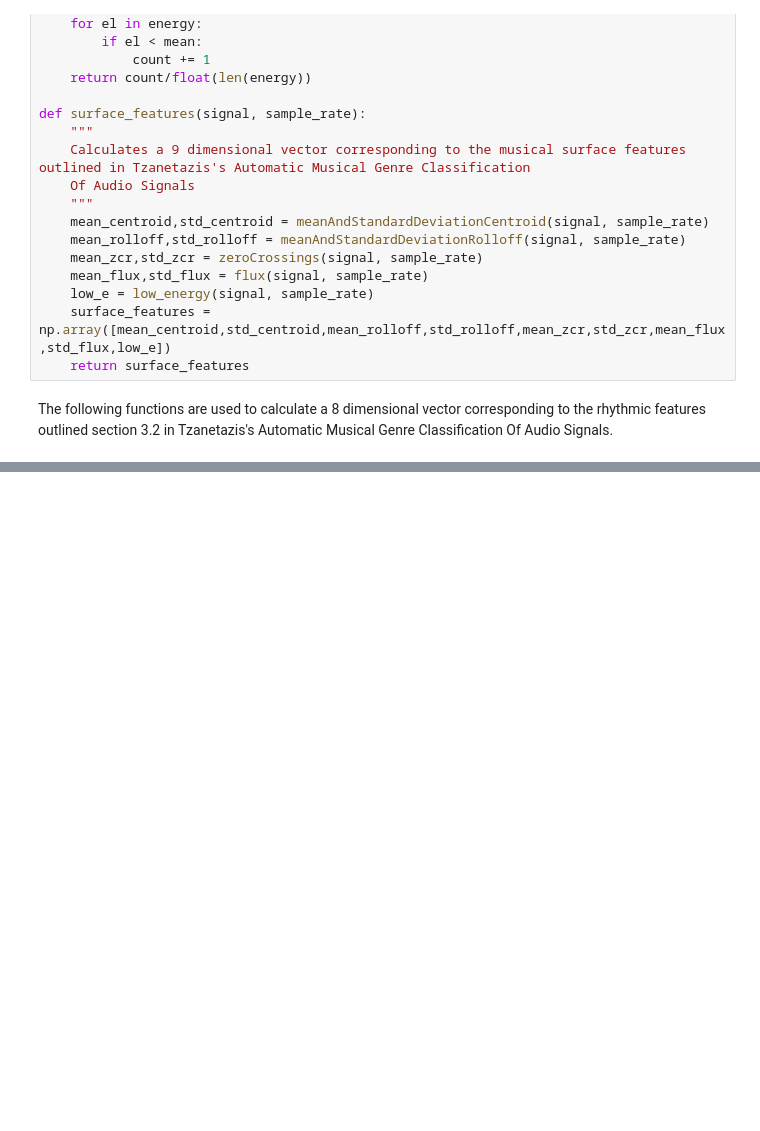
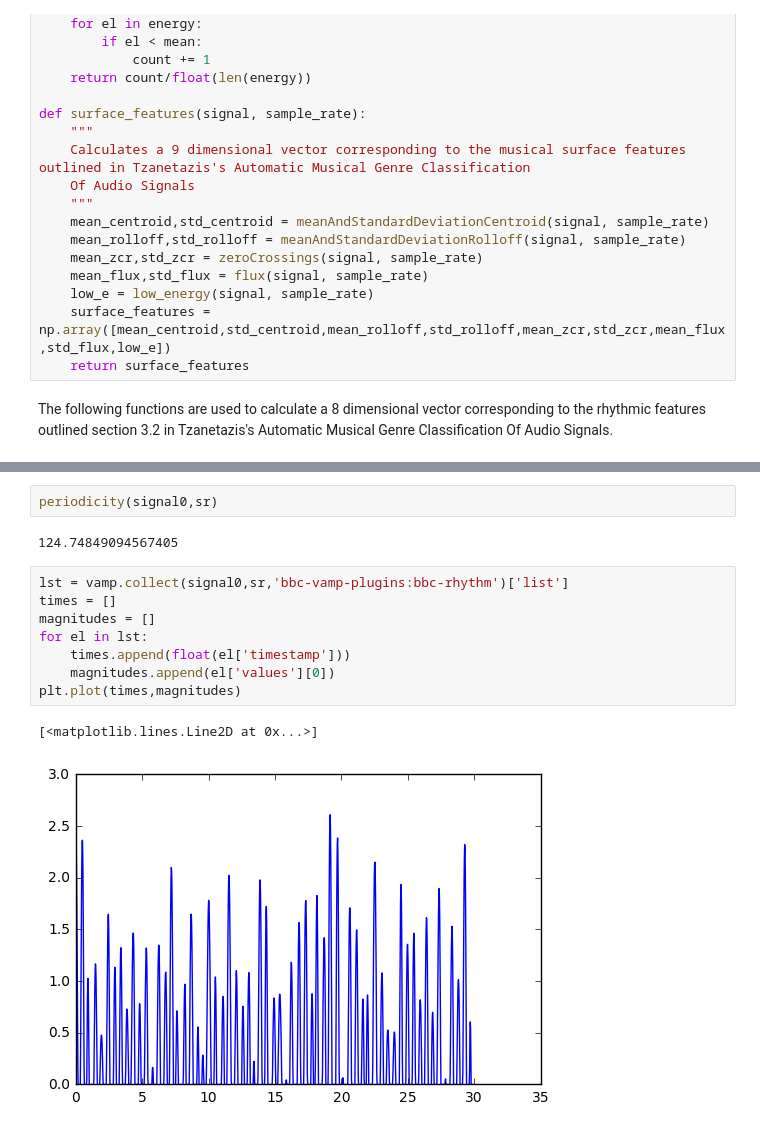
Before and after one commit to olivergoodman/genre-classification, a Jupyter notebook: feature_extraction.ipynb, the cells around one changed output, grey strips where cells are left out. Drawn from its saved outputs; the diff is of its cells as text; blank space fills up the shorter version.

```diff
--- a/feature_extraction.ipynb
+++ b/feature_extraction.ipynb
@@ -107,0 +128,15 @@ surface_features(signal0, sample_rate)
+# %%
+periodicity(signal0,sr)
+# %% [output]
+124.74849094567405
+# %%
+lst = vamp.collect(signal0,sr,'bbc-vamp-plugins:bbc-rhythm')['list']
+times = []
+magnitudes = []
+for el in lst:
+    times.append(float(el['timestamp']))
+    magnitudes.append(el['values'][0])
+plt.plot(times,magnitudes)
+# %% [output]
+[<matplotlib.lines.Line2D at 0x...>]
+[figure, added]
```
Also changed, not shown: parts of 4 cells of this notebook.
